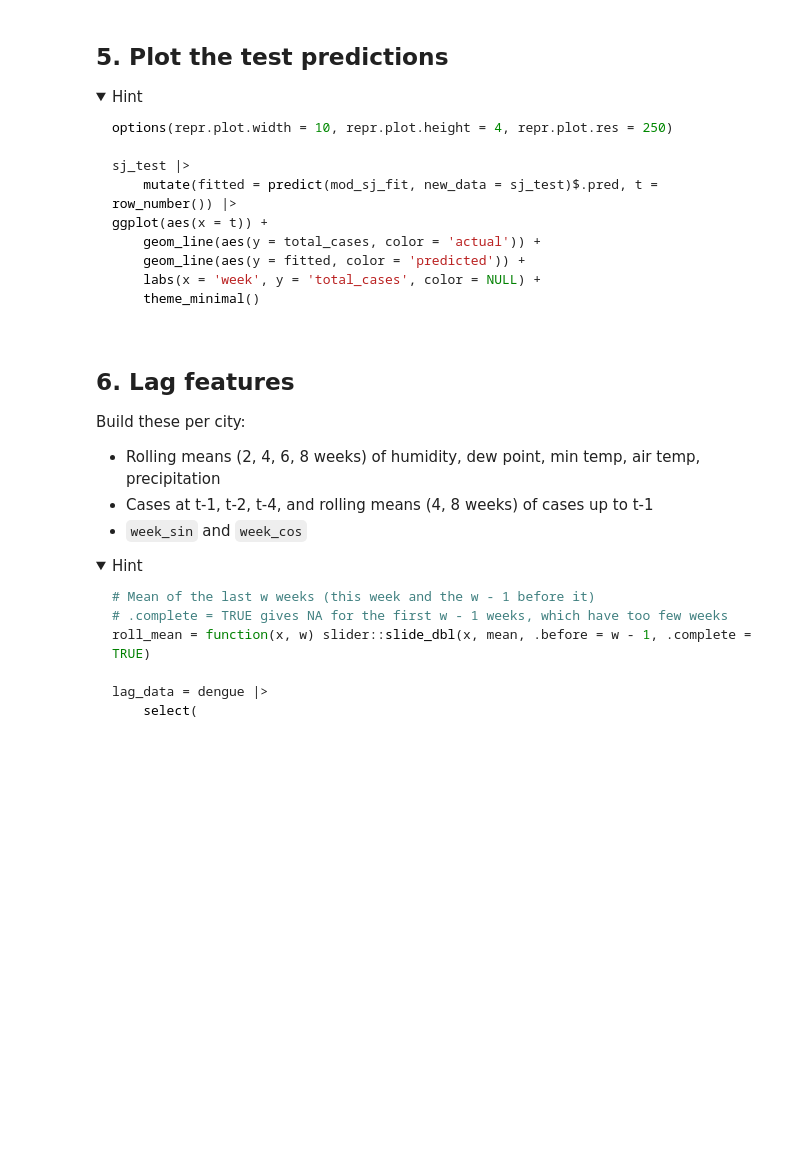
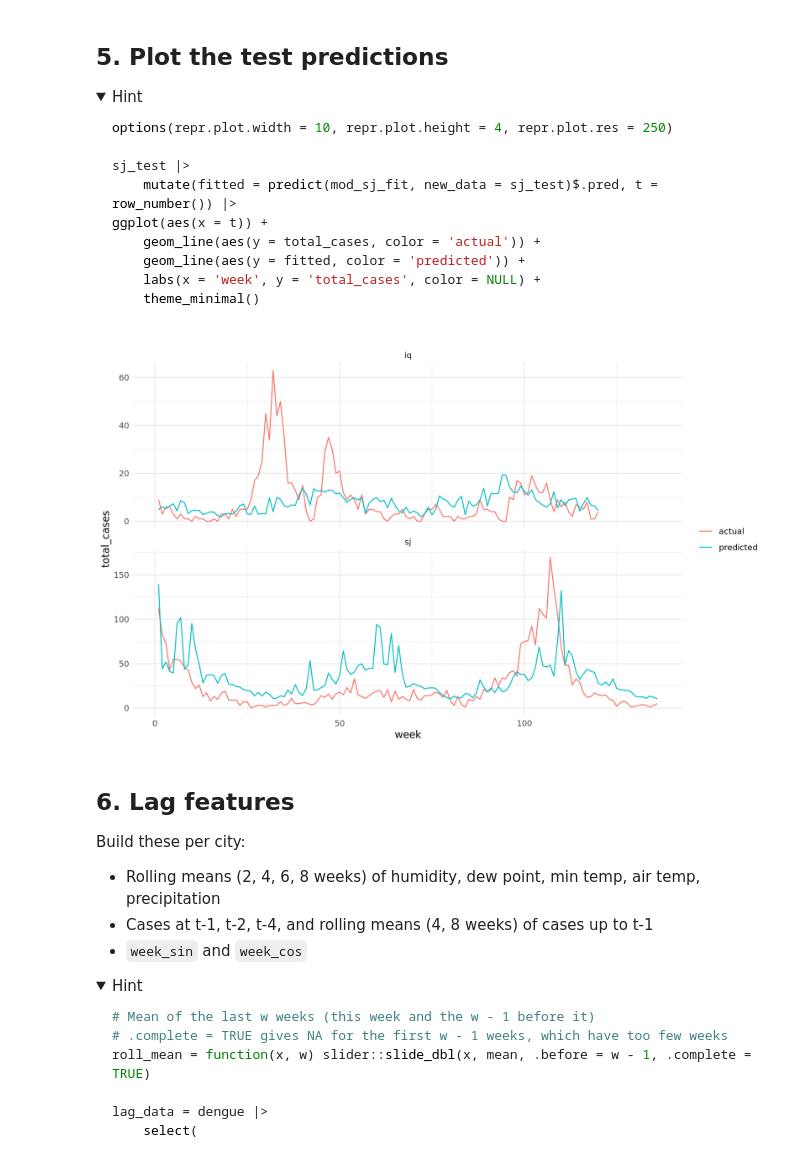
Before and after one commit to khadijamuhammad061-blip/codespace, a Jupyter notebook: exercises/14-dengue-exercise.ipynb, the cells around one changed output. Drawn from its saved outputs; the diff is of its cells as text; code cells hidden in the pictures; folded sections open; blank space fills up the shorter version.

Commit message:
complete exercises/14-dengue-exercise.ipynb

````diff
--- a/exercises/14-dengue-exercise.ipynb
+++ b/exercises/14-dengue-exercise.ipynb
@@ -81,3 +151,15 @@ iq_test = dengue_iq |> slice(401:n())
 ```
 
 </details>
+# %%
+dengue_sj = dengue_processed |> filter(city == 'sj')
+dengue_iq = dengue_processed |> filter(city == 'iq')
+
+sj_train = dengue_sj |> slice(1:800)
+sj_test  = dengue_sj |> slice(801:n())
+
+iq_train = dengue_iq |> slice(1:400)
+iq_test  = dengue_iq |> slice(401:n())
+
+c(sj_train = nrow(sj_train), sj_test = nrow(sj_test),
+  iq_train = nrow(iq_train), iq_test = nrow(iq_test))
@@ -99,6 +184,17 @@ mod_iq_fit = mod |> fit(formula, data = iq_train)
 ```
 
 </details>
+# %%
+set.seed(512)
+
+mod = rand_forest(trees = 500, min_n = 30) |> set_mode('regression')
+
+formula = total_cases ~ weekofyear + reanalysis_specific_humidity_g_per_kg +
+    reanalysis_dew_point_temp_k + station_avg_temp_c + station_min_temp_c
+
+mod_sj_fit = mod |> fit(formula, data = sj_train)
+
+mod_iq_fit = mod |> fit(formula, data = iq_train)
 # %% [markdown]
 ## 5. Plot the test predictions
 
@@ -118,6 +214,28 @@ ggplot(aes(x = t)) +
 ```
 
 </details>
+# %%
+options(repr.plot.width = 10, repr.plot.height = 6, repr.plot.res = 250)
+
+preds = bind_rows(
+    sj_test |> bind_cols(predict(mod_sj_fit, new_data = sj_test)),
+    iq_test |> bind_cols(predict(mod_iq_fit, new_data = iq_test))
+) |>
+    group_by(city) |>
+    mutate(t = row_number()) |>
+    ungroup()
+
+preds |> group_by(city) |> mae(total_cases, .pred)
+
+preds |>
+    ggplot(aes(x = t)) +
+    geom_line(aes(y = total_cases, color = 'actual')) +
+    geom_line(aes(y = .pred, color = 'predicted')) +
+    facet_wrap(~ city, ncol = 1, scales = 'free_y') +
+    labs(x = 'week', y = 'total_cases', color = NULL) +
+    theme_minimal()
+# %% [output]
+[figure, added]
 # %% [markdown]
 ## 6. Lag features
 
````
Also changed, not shown: parts of 10 cells of this notebook.
